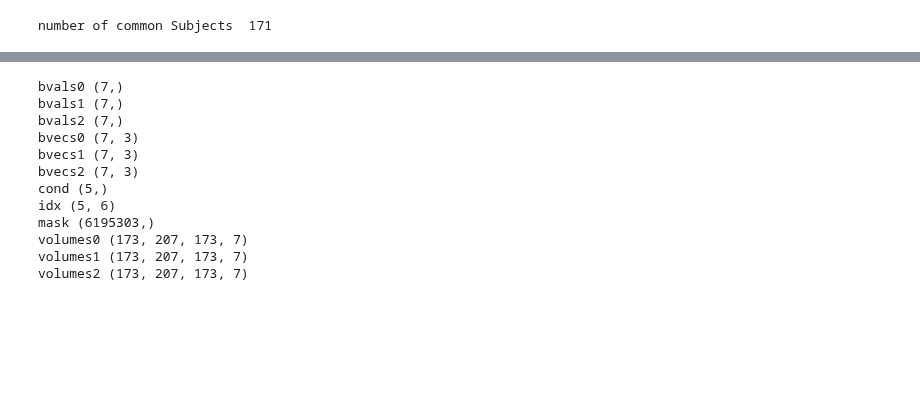
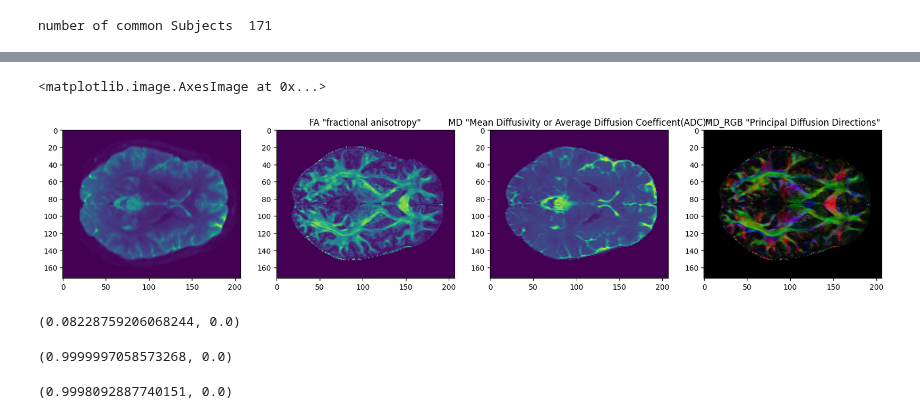
Before and after one commit to arihantjain124/HCP_SR, a Jupyter notebook: Dump_h5.ipynb, the cells around one changed output, grey strips where cells are left out. Cells and saved outputs as stored; diff of their text form; code cells hidden in the pictures; blank space fills up the shorter version.

```diff
--- a/Dump_h5.ipynb
+++ b/Dump_h5.ipynb
@@ -336,5 +394,7 @@ data6.shape
 # %%
-import h5py
-name = "/storage/HCP_3T/" + common[0] + "/" + common[0] + ".h5"
+name = "/storage/HCP_7T/" + common[0] + "/" + common[0] + "_GT.h5"
+hf = h5py.File(name, 'r')
+name = "/storage/HCP_3T/" + common[0] + "/" + common[0] + "_upsampled.h5"
+hf_lr = h5py.File(name, 'r')
 # %%
 name
@@ -521,22 +431,29 @@ plt.imshow(np.array(hf.get('volumes0'))[:,:,50,6])
-# %%
-for i in list(hf.keys()):
-    print(i,np.array(hf.get(i)).shape)
-# %% [output]
-bvals0 (7,)
-bvals1 (7,)
-bvals2 (7,)
-bvecs0 (7, 3)
-bvecs1 (7, 3)
-bvecs2 (7, 3)
-cond (5,)
-idx (5, 6)
-mask (6195303,)
-volumes0 (173, 207, 173, 7)
-volumes1 (173, 207, 173, 7)
-volumes2 (173, 207, 173, 7)
+# %%
+i=70
+f, axis = plt.subplots(1, 4)
+f.set_figwidth(20)
+f.set_figheight(10)
+temp = np.transpose(hf_lr.get('mask'), (2,1,0))
+# temp = np.fliplr(np.rot90(hf_lr.get('volumes0')[i,:,:,0],k=3))
+axis[0].imshow(hf_lr.get('volumes0')[:,:,i,0])
+axis[1].set_title('FA "fractional anisotropy"')
+axis[1].imshow(np.array(hf.get('FA'))[:,:,i])
+axis[2].set_title('MD "Mean Diffusivity or Average Diffusion Coefficent(ADC)"')
+axis[2].imshow(np.array(hf.get('ADC'))[:,:,i])
+axis[3].set_title('MD_RGB "Principal Diffusion Directions"')
+axis[3].imshow(np.array(hf.get('color_FA'))[:,:,i])
+# %% [output]
+<matplotlib.image.AxesImage at 0x...>
+[figure, added]
 # %%
 np.array(hf.get('ADC')).max(),np.array(hf.get('ADC')).min()
+# %% [output]
+(0.08228759206068244, 0.0)
 # %%
 np.array(hf.get('FA')).max(),np.array(hf.get('FA')).min()
+# %% [output]
+(0.9999997058573268, 0.0)
 # %%
 np.array(hf.get('color_FA')).max(),np.array(hf.get('color_FA')).min()
+# %% [output]
+(0.9998092887740151, 0.0)
```
Also changed, not shown: parts of 95 cells of this notebook.
